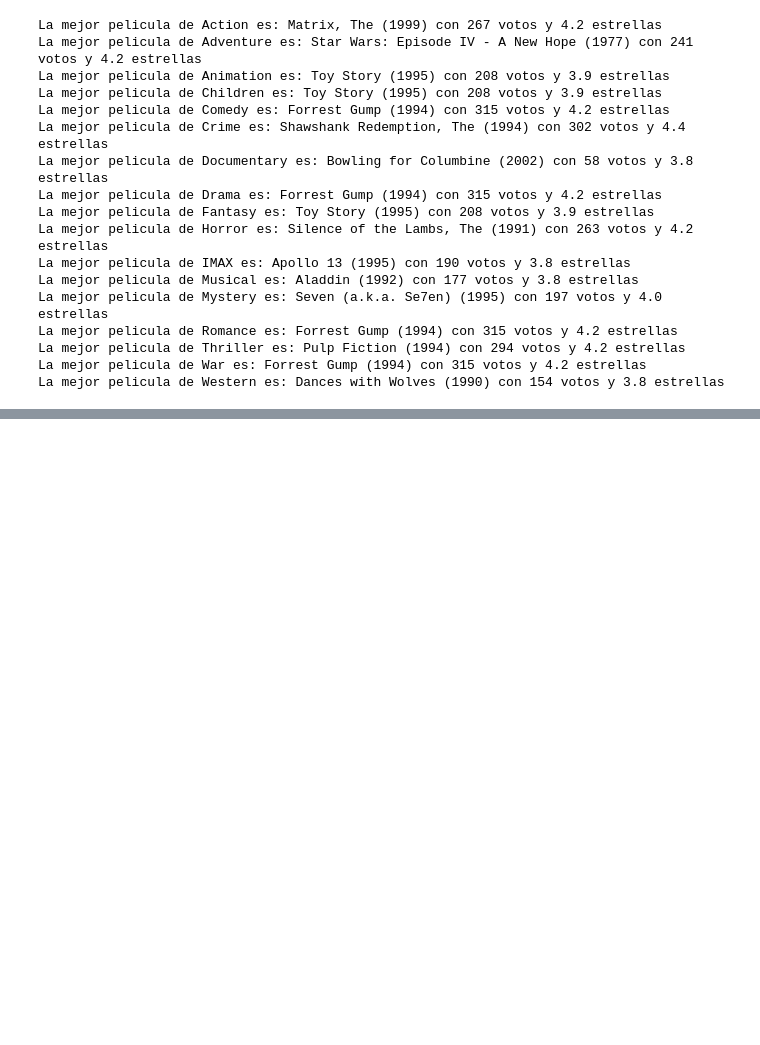
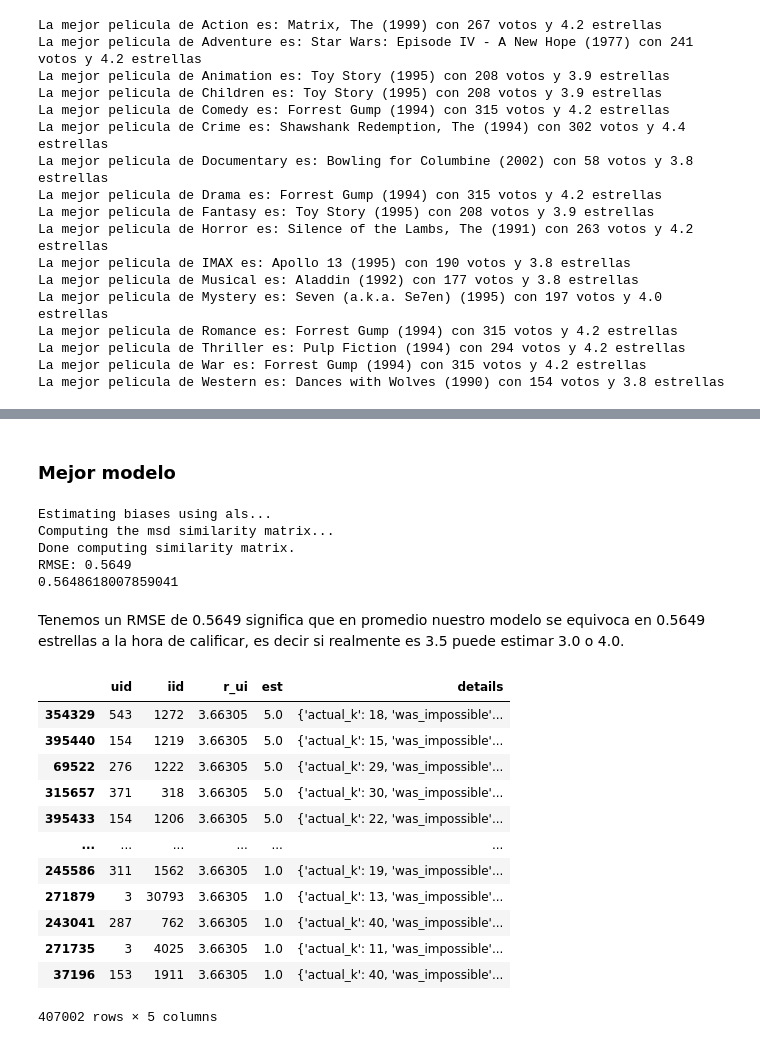
Before and after one commit to diegosaaval/film-recommendation-system, a Jupyter notebook: 2_sysrec.ipynb, the cells around one changed output, grey strips where cells are left out. Cells and saved outputs as stored; diff of their text form; code cells hidden in the pictures; blank space fills up the shorter version.

```diff
--- a/2_sysrec.ipynb
+++ b/2_sysrec.ipynb
@@ -428,0 +499,59 @@ interactive(children=(Dropdown(description='movie', options=('(500) Days of Summ
+# %% [markdown]
+### Mejor modelo
+# %%
+################# Entrenar con todos los datos y Realizar predicciones con el modelo afinado
+
+trainset = (
+    data.build_full_trainset()
+)  ### esta función convierte todos los datos en entrenamiento, las funciones anteriores dividen  en entrenamiento y evaluación
+model = gs_model.fit(
+    trainset
+)  ## se reentrena sobre todos los datos posibles (sin dividir)
+
+predset = (
+    trainset.build_anti_testset()
+)  ### crea una tabla con todos los usuarios y los libros que no han leido
+#### en la columna de rating pone el promedio de todos los rating, en caso de que no pueda calcularlo para un item-usuario
+len(predset)
+
+predictions = gs_model.test(
+    predset
+)  ### función muy pesada, hace las predicciones de rating para todos los libros que no hay leido un usuario
+### la funcion test recibe un test set constriuido con build_test method, o el que genera crosvalidate
+
+predictions_df = pd.DataFrame(
+    predictions
+)  ### esta tabla se puede llevar a una base donde estarán todas las predicciones
+predictions_df.shape
+predictions_df.head()
+predictions_df["r_ui"].unique()  ### promedio de ratings
+predictions_df.sort_values(by="est", ascending=False)
+
+# Ver la metrica de error
+from surprise import accuracy
+
+print(accuracy.rmse(predictions))
+# %% [output]
+Estimating biases using als...
+Computing the msd similarity matrix...
+Done computing similarity matrix.
+RMSE: 0.5649
+0.5648618007859041
+# %% [markdown]
+Tenemos un RMSE de 0.5649 significa que en promedio nuestro modelo se equivoca en 0.5649 estrellas a la hora de calificar, es decir si realmente es 3.5 puede estimar 3.0 o 4.0.
+# %%
+predictions_df.sort_values(by="est", ascending=False)
+# %% [output]
+|  | uid | iid | r_ui | est | details |
+| 354329 | 543 | 1272 | 3.66305 | 5.0 | {'actual_k': 18, 'was_impossible'... |
+| 395440 | 154 | 1219 | 3.66305 | 5.0 | {'actual_k': 15, 'was_impossible'... |
+| 69522 | 276 | 1222 | 3.66305 | 5.0 | {'actual_k': 29, 'was_impossible'... |
+| 315657 | 371 | 318 | 3.66305 | 5.0 | {'actual_k': 30, 'was_impossible'... |
+| 395433 | 154 | 1206 | 3.66305 | 5.0 | {'actual_k': 22, 'was_impossible'... |
+| ... | ... | ... | ... | ... | ... |
+| 245586 | 311 | 1562 | 3.66305 | 1.0 | {'actual_k': 19, 'was_impossible'... |
+| 271879 | 3 | 30793 | 3.66305 | 1.0 | {'actual_k': 13, 'was_impossible'... |
+| 243041 | 287 | 762 | 3.66305 | 1.0 | {'actual_k': 40, 'was_impossible'... |
+| 271735 | 3 | 4025 | 3.66305 | 1.0 | {'actual_k': 11, 'was_impossible'... |
+| 37196 | 153 | 1911 | 3.66305 | 1.0 | {'actual_k': 40, 'was_impossible'... |
+407002 rows × 5 columns
```
Also changed, not shown: parts of 26 cells of this notebook.
